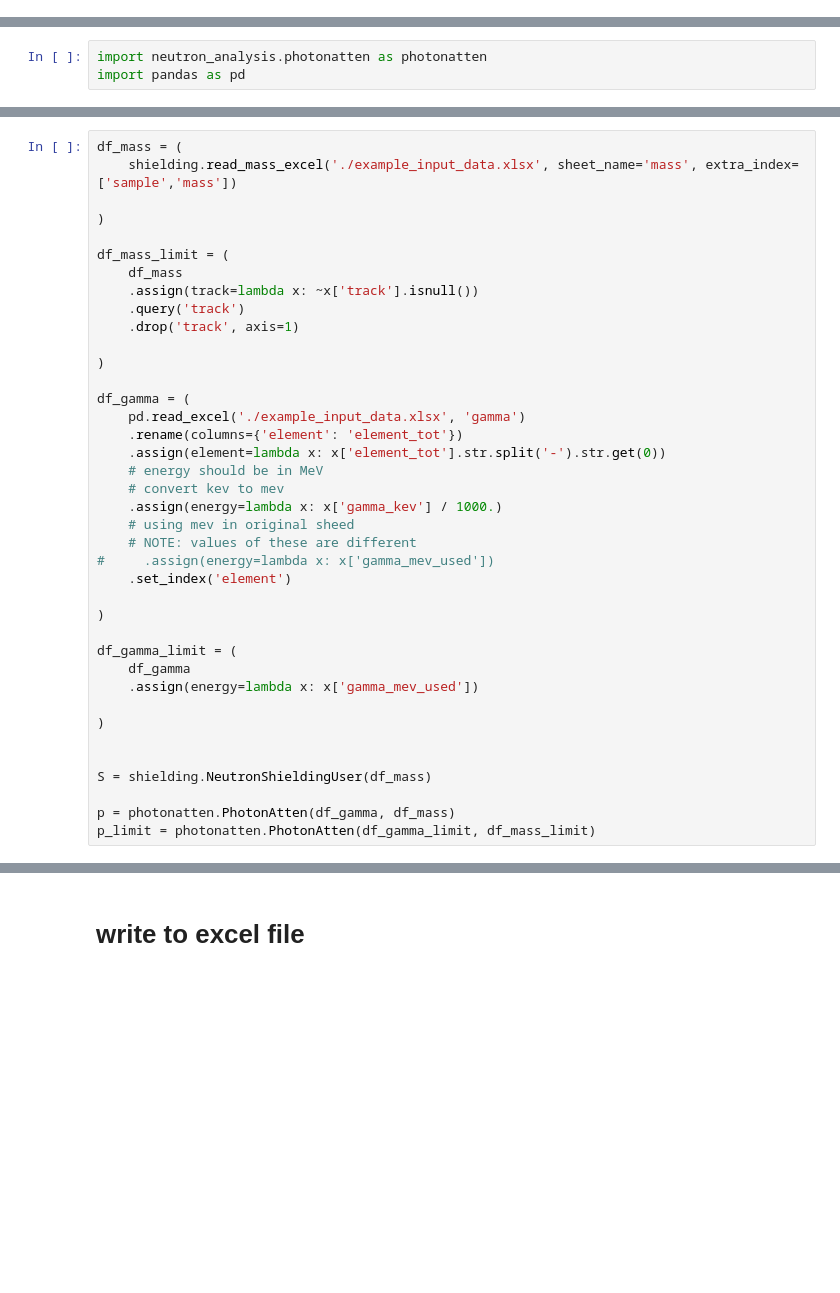
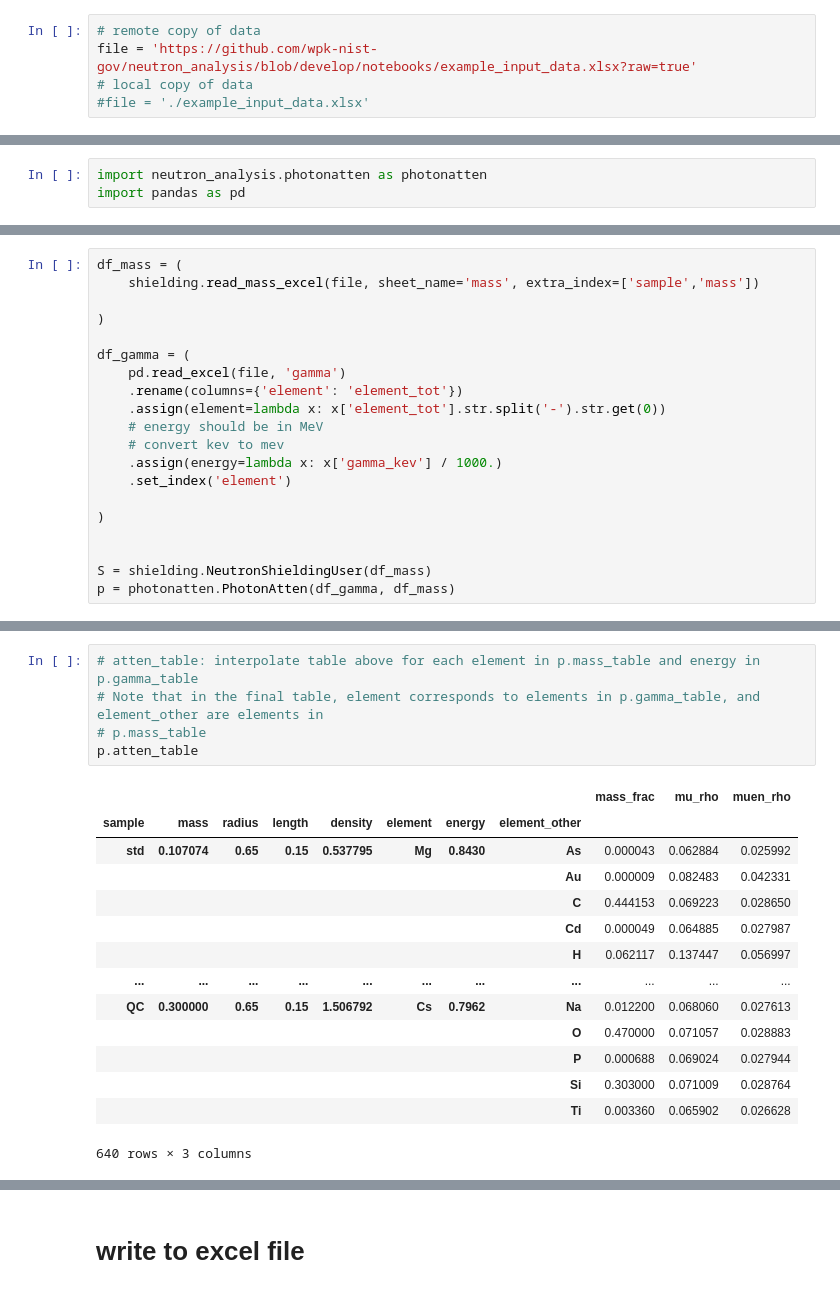
Before and after one commit to wpk-nist-gov/neutron_analysis, a Jupyter notebook: notebooks/demo.ipynb, the cells around one changed output, grey strips where cells are left out. Cells and saved outputs as stored; diff of their text form; blank space fills up the shorter version.

```diff
--- a/notebooks/demo.ipynb
+++ b/notebooks/demo.ipynb
@@ -16,2 +11,7 @@ reload(shielding)
+# %%
+# remote copy of data
+file = 'https://github.com/wpk-nist-gov/neutron_analysis/blob/develop/notebooks/example_input_data.xlsx?raw=true'
+# local copy of data
+#file = './example_input_data.xlsx'
 # %%
 df_mass = (
@@ -162,39 +145,20 @@ reload(photonatten)
 # %%
 df_mass = (
-    shielding.read_mass_excel('./example_input_data.xlsx', sheet_name='mass', extra_index=['sample','mass'])
-
-)
-
-df_mass_limit = (
-    df_mass
-    .assign(track=lambda x: ~x['track'].isnull())
-    .query('track')
-    .drop('track', axis=1)
+    shielding.read_mass_excel(file, sheet_name='mass', extra_index=['sample','mass'])
 
 )
 
 df_gamma = (
-    pd.read_excel('./example_input_data.xlsx', 'gamma')
+    pd.read_excel(file, 'gamma')
     .rename(columns={'element': 'element_tot'})
     .assign(element=lambda x: x['element_tot'].str.split('-').str.get(0))
     # energy should be in MeV
     # convert kev to mev
     .assign(energy=lambda x: x['gamma_kev'] / 1000.)
-    # using mev in original sheed
-    # NOTE: values of these are different
-#     .assign(energy=lambda x: x['gamma_mev_used'])
     .set_index('element')
-
-)
-
-df_gamma_limit = (
-    df_gamma
-    .assign(energy=lambda x: x['gamma_mev_used'])
 
 )
 
 
 S = shielding.NeutronShieldingUser(df_mass)
-
 p = photonatten.PhotonAtten(df_gamma, df_mass)
-p_limit = photonatten.PhotonAtten(df_gamma_limit, df_mass_limit)
@@ -777,0 +210,20 @@ pd.concat({'ratio': ratio, 'uncert': uncert}, axis=1).head()
+# %%
+# atten_table: interpolate table above for each element in p.mass_table and energy in p.gamma_table
+# Note that in the final table, element corresponds to elements in p.gamma_table, and element_other are elements in
+# p.mass_table
+p.atten_table
+# %% [output]
+|  |  |  |  |  |  |  |  | mass_frac | mu_rho | muen_rho |
+| sample | mass | radius | length | density | element | energy | element_other |  |  |  |
+| std | 0.107074 | 0.65 | 0.15 | 0.537795 | Mg | 0.8430 | As | 0.000043 | 0.062884 | 0.025992 |
+|  |  |  |  |  |  |  | Au | 0.000009 | 0.082483 | 0.042331 |
+|  |  |  |  |  |  |  | C | 0.444153 | 0.069223 | 0.028650 |
+|  |  |  |  |  |  |  | Cd | 0.000049 | 0.064885 | 0.027987 |
+|  |  |  |  |  |  |  | H | 0.062117 | 0.137447 | 0.056997 |
+| ... | ... | ... | ... | ... | ... | ... | ... | ... | ... | ... |
+| QC | 0.300000 | 0.65 | 0.15 | 1.506792 | Cs | 0.7962 | Na | 0.012200 | 0.068060 | 0.027613 |
+|  |  |  |  |  |  |  | O | 0.470000 | 0.071057 | 0.028883 |
+|  |  |  |  |  |  |  | P | 0.000688 | 0.069024 | 0.027944 |
+|  |  |  |  |  |  |  | Si | 0.303000 | 0.071009 | 0.028764 |
+|  |  |  |  |  |  |  | Ti | 0.003360 | 0.065902 | 0.026628 |
+640 rows × 3 columns
```
Also changed, not shown: parts of 80 cells of this notebook, 1 other file.
